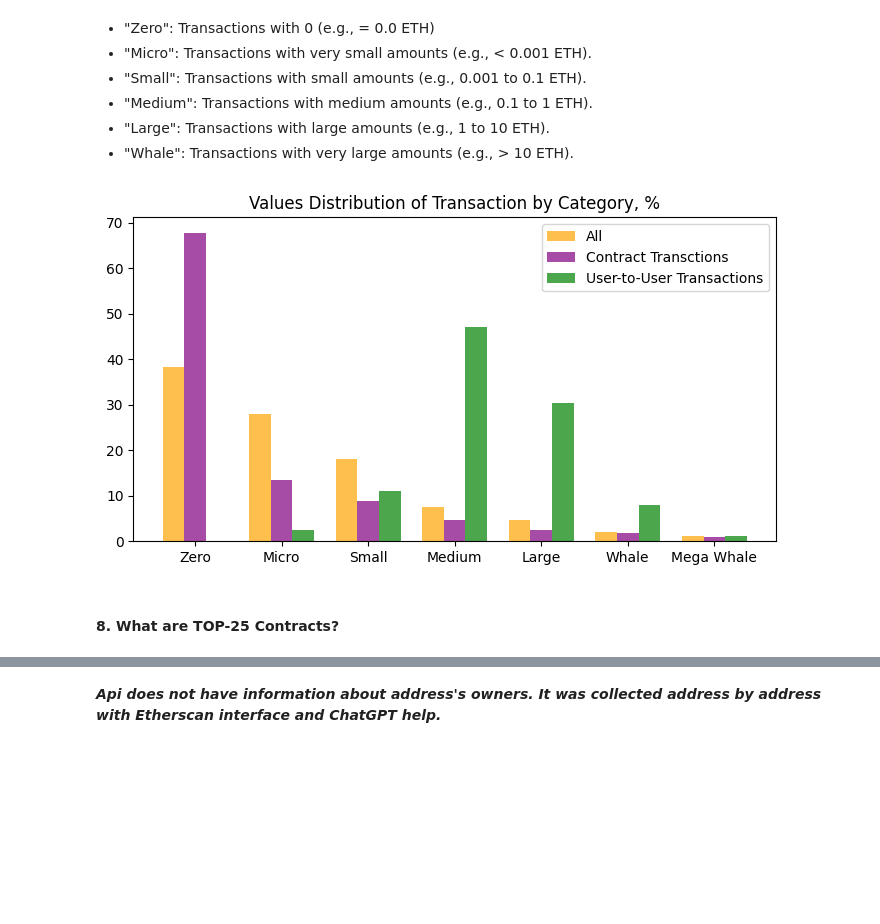
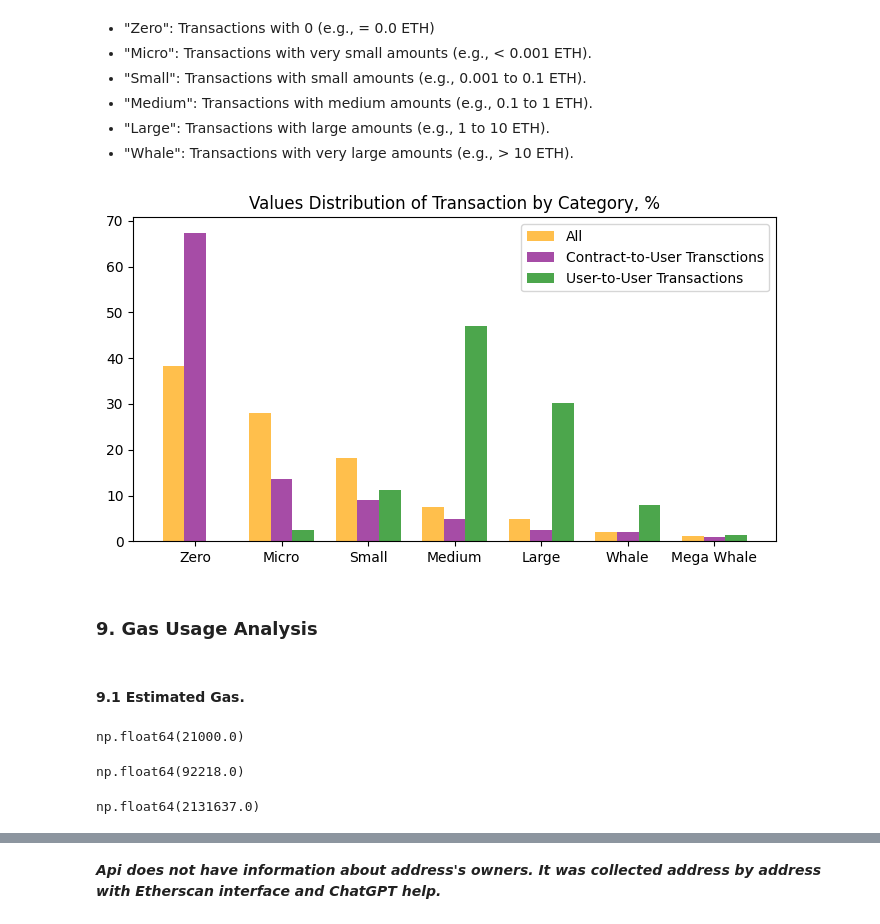
Before and after one commit to diachkina/blockchain_ethereum_project, a Jupyter notebook: ethereum_analysis.ipynb, the cells around one changed output, grey strips where cells are left out. Drawn from its saved outputs; the diff is of its cells as text; code cells hidden in the pictures; blank space fills up the shorter version.

Commit message:
Finalgit add ethereum_analysis.ipynbgit add ethereum_analysis.ipynbgit add ethereum_analysis.ipynb

```diff
--- a/ethereum_analysis.ipynb
+++ b/ethereum_analysis.ipynb
@@ -264,0 +295,19 @@ which do not require direct Ether (ETH) transfers.
+# %%
+plt.figure(figsize=(12, 4))
+
+user_to_contract = transactions_per_month[transactions_per_month['transactions_purpose'] == 'User-to-Contract']
+user_to_user = transactions_per_month[transactions_per_month['transactions_purpose'] == 'User-to-User']
+
+plt.plot(user_to_contract['first_transaction_time'], user_to_contract['from_address'],
+         label='User-to-Contract', color='purple', alpha=0.7)
+plt.plot(user_to_user['first_transaction_time'], user_to_user['from_address'],
+         label='User-to-User', color='green', alpha=0.7)
+plt.plot(transactions_per_month['first_transaction_time'], transactions_per_month['total'],
+         label='All', color='orange')
+
+plt.title('Monthly New Account Creation')
+plt.legend()
+plt.show();
+
+
+df.drop(columns=['total'], axis=1, inplace=True)
@@ -284,35 +344,61 @@ df.loc[df['eth_value'] > 0, 'value_category'] = pd.cut(
 )
 # %%
 general_value_category_perc = df['value_category'].value_counts(normalize=True) * 100
-user_to_user_value_category_perc = df[df['transactions_purpose'] == 'User-to-User']['value_category'].value_counts(normalize=True) * 100
-contract_value_category_perc = df[df['transactions_purpose'] == 'Contract']['value_category'].value_counts(normalize=True) * 100
+
+user_to_user_value_category_perc = (
+    df[df['transactions_purpose'] == 'User-to-User']['value_category']
+    .value_counts(normalize=True) * 100
+)
+
+contract_to_user_value_category_perc = (
+    df[df['transactions_purpose'] == 'User-to-Contract']['value_category']
+    .value_counts(normalize=True) * 100
+)
 # %%
-import numpy as np
-
 categories = ['Zero', 'Micro', 'Small', 'Medium', 'Large', 'Whale', 'Mega Whale']
 
 index = np.arange(len(categories))
 bar_width = 0.25
 
 user_to_user_value_category_perc = (
     user_to_user_value_category_perc
     .reindex(categories, fill_value=0)
 )
 
 plt.figure(figsize=(7, 4))
 
-plt.bar(index - bar_width, general_value_category_perc, bar_width, label='All', color='orange', alpha=0.7)
-plt.bar(index, contract_value_category_perc, bar_width, label='Contract Transctions', color='purple', alpha=0.7)
-plt.bar(index + bar_width, user_to_user_value_category_perc, bar_width, label='User-to-User Transactions', color='green', alpha=0.7)
+plt.bar(index - bar_width, general_value_category_perc, bar_width,
+        label='All', color='orange', alpha=0.7)
+plt.bar(index, contract_to_user_value_category_perc, bar_width,
+        label='Contract-to-User Transctions', color='purple', alpha=0.7)
+plt.bar(index + bar_width, user_to_user_value_category_perc, bar_width,
+        label='User-to-User Transactions', color='green', alpha=0.7)
 
 
 plt.xticks(index, categories)
 plt.title('Values Distribution of Transaction by Category, %')
 plt.legend()
 
 plt.tight_layout()
 plt.show()
 # %% [output]
-[figure, old version]
+[figure, new version]
 # %% [markdown]
-#### **8. What are TOP-25 Contracts?**
+### **9. Gas Usage Analysis**
+# %% [markdown]
+#### **9.1 Estimated Gas.**
+# %%
+gas_median_user_to_user = df[df['transactions_purpose'] == 'User-to-User'].gas.median()
+gas_median_user_to_user
+# %% [output]
+np.float64(21000.0)
+# %%
+gas_median_user_to_contract = df[df['transactions_purpose'] == 'User-to-Contract'].gas.median()
+gas_median_user_to_contract
+# %% [output]
+np.float64(92218.0)
+# %%
+gas_median_contract = df[df['transactions_purpose'] == 'Contract'].gas.median()
+gas_median_contract
+# %% [output]
+np.float64(2131637.0)
```
Also changed, not shown: parts of 59 cells of this notebook.
